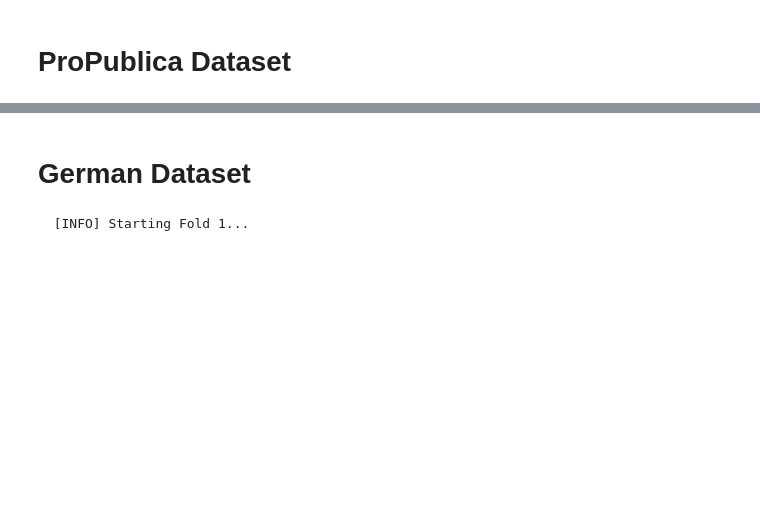
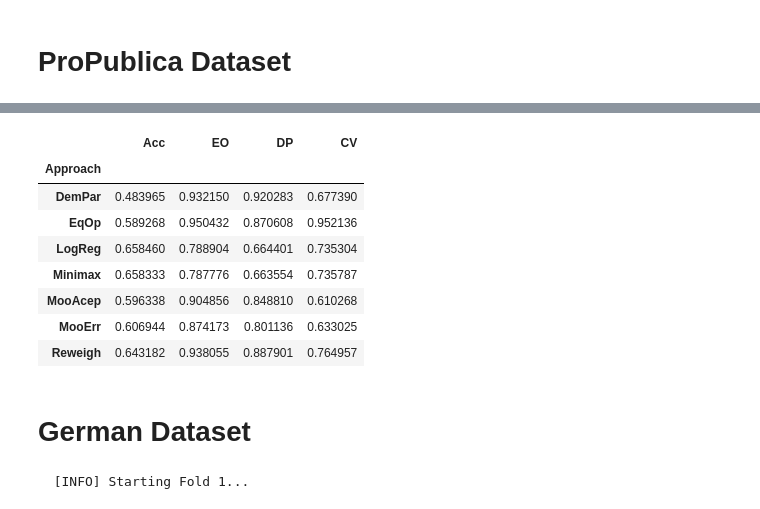
Before and after one commit to viguardieiro/moopt_fairness, a Jupyter notebook: Experimento - Comparativo.ipynb, the cells around one changed output, grey strips where cells are left out. Drawn from its saved outputs; the diff is of its cells as text; code cells hidden in the pictures; blank space fills up the shorter version.

Commit message:
Update plots for comparative exp

```diff
--- a/Experimento - Comparativo.ipynb
+++ b/Experimento - Comparativo.ipynb
@@ -15,4 +19,4 @@ with open("data/"+dataset+"_"+fair_feature+"/y.pickle", 'rb') as f:
 # %%
-kfold_results = experiment_utils.kfold_methods(X, y, fair_feature, n_folds = 5)
+kfold_results_compas = experiment_utils.kfold_methods(X, y, X_ftest, y_ftest, fair_feature, n_folds = 5)
 # %% [output]
   [INFO] Starting Fold 1...
@@ -110,0 +92,5 @@ results_mean
+# %%
+results_mean_compas = kfold_results_compas.groupby('Approach').mean()
+
+results_mean_compas.to_csv('results/exp_comparative/compas.csv')
+print(results_mean_compas.to_latex())
@@ -111,3 +112,15 @@ results_mean
+# %%
+results_mean_compas
+# %% [output]
+|  | Acc | EO | DP | CV |
+| Approach |  |  |  |  |
+| DemPar | 0.483965 | 0.932150 | 0.920283 | 0.677390 |
+| EqOp | 0.589268 | 0.950432 | 0.870608 | 0.952136 |
+| LogReg | 0.658460 | 0.788904 | 0.664401 | 0.735304 |
+| Minimax | 0.658333 | 0.787776 | 0.663554 | 0.735787 |
+| MooAcep | 0.596338 | 0.904856 | 0.848810 | 0.610268 |
+| MooErr | 0.606944 | 0.874173 | 0.801136 | 0.633025 |
+| Reweigh | 0.643182 | 0.938055 | 0.887901 | 0.764957 |
 # %% [markdown]
 # German Dataset
 # %%
```
Also changed, not shown: parts of 14 cells of this notebook.
